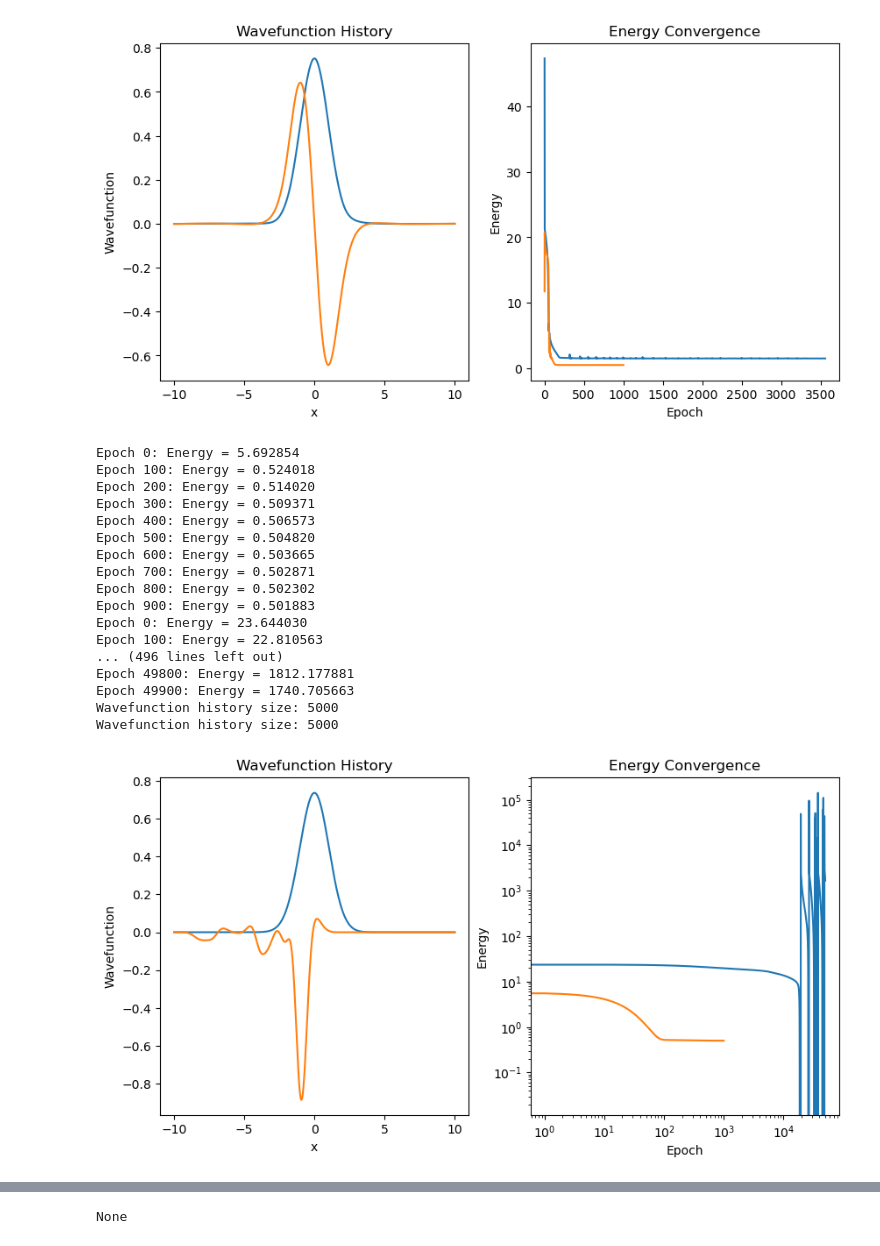
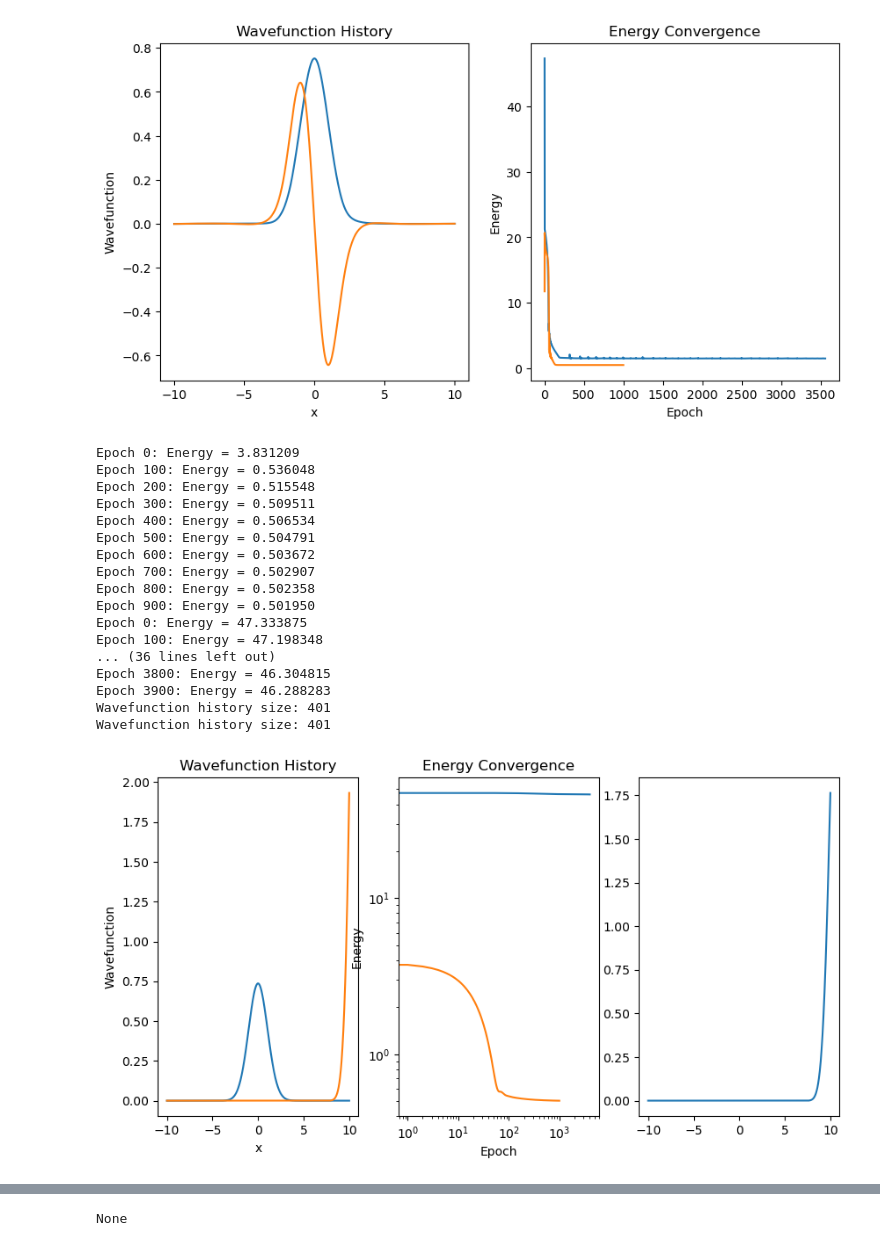
Before and after one commit to pfargas/1D-Variational-RBM, a Jupyter notebook: python/torch_computations.ipynb, the cells around one changed output, grey strips where cells are left out. Cells and saved outputs as stored; diff of their text form; code cells hidden in the pictures.

Commit message:
torch RBM tests

```diff
--- a/python/torch_computations.ipynb
+++ b/python/torch_computations.ipynb
@@ -140,8 +140,8 @@ complex_type = torch.complex128
 Nh = 40
 params = {
     "b": torch.randn(1, dtype=complex_type, device=device),
-    "c": torch.randn(Nh, dtype=complex_type, device=device),
-    "w": torch.randn(Nh, dtype=complex_type, device=device),
+    "c": torch.randn(Nh, dtype=torch.float32, device=device)+1j*torch.zeros(Nh, dtype=torch.float32, device=device),
+    "w": torch.randn(Nh, dtype=torch.float32, device=device)+1j*torch.zeros(Nh, dtype=torch.float32, device=device),
     "Nh": Nh,
     "is_complex": True
 }
@@ -149,7 +149,7 @@ model = WaveFunctionNN(params).to(device)
 
 x_train = torch.linspace(-10, 10, 1000, dtype=torch.float32, device=device)
 x_train.requires_grad = True
-psi_normalized_2, energy_fin_2, energy_hist_1, wave_function_history,_ = train_wavefunction(model, x_train, previous_wavefunctions=[psi_normalized_torch], epochs=50000, lr=0.00001, save_wavefunction_history=True)
+psi_normalized_2, energy_fin_2, energy_hist_1, wave_function_history,_ = train_wavefunction(model, x_train, previous_wavefunctions=[psi_normalized_torch], epochs=4000, lr=0.00001, save_wavefunction_history=True)
 
 def analytic_solution(x):
     return (1/np.pi)**0.25 * np.exp(-0.5*x**2)
@@ -209,50 +209,52 @@ with torch.no_grad():
 
     generate_anim(wave_function_history, x_train, filename="probability_RBM.gif")
     generate_wavefunc_anim(wave_function_history, x_train, filename="wavefunction_RBM.gif")
 
     final_wavefunction = model(x_train)
     normalization = torch.sqrt(torch.trapz(torch_abs2(final_wavefunction), x_train))
 
     final_wavefunction /= normalization
     final_wavefunction_cpu = final_wavefunction.cpu().numpy()
 
     # is_fin_wf_normalized = torch.allclose(torch.trapz(torch_abs2(final_wavefunction), x_train), torch.tensor(1.0, device=device), atol=1e-6)
     # print(f"Is final wavefunction normalized? {is_fin_wf_normalized}")
 
     probability_density = torch_abs2(final_wavefunction).cpu().numpy()
 
     plt.figure(figsize=(10, 5))
-    plt.subplot(1,2,1)
+    plt.subplot(1,3,1)
     plt.plot(x_train.cpu().numpy(), psi_normalized, label="Probability Density")
     plt.plot(x_train.cpu().numpy(), psi_normalized_2, label="Probability Density 2")
     plt.xlabel("x")
     plt.ylabel("Wavefunction")
     plt.title("Wavefunction History")
-    plt.subplot(1,2,2)
+    plt.subplot(1,3,2)
     plt.plot(energy_hist_1, label="Energy History")
     plt.xlabel("Epoch")
     plt.ylabel("Energy")
     plt.plot(energy_hist_0, label="Energy History 0")
     plt.title("Energy Convergence")
     plt.loglog()
+    plt.subplot(1,3,3)
+    plt.plot(x_train.cpu().numpy(), wave_function_history[0].real, label="Probability Density")
 
     plt.show()
 # %% [output]
-Epoch 0: Energy = 5.692854
-Epoch 100: Energy = 0.524018
-Epoch 200: Energy = 0.514020
-Epoch 300: Energy = 0.509371
-Epoch 400: Energy = 0.506573
-Epoch 500: Energy = 0.504820
-Epoch 600: Energy = 0.503665
-Epoch 700: Energy = 0.502871
-Epoch 800: Energy = 0.502302
-Epoch 900: Energy = 0.501883
-Epoch 0: Energy = 23.644030
-Epoch 100: Energy = 22.810563
-... (496 lines left out)
-Epoch 49800: Energy = 1812.177881
-Epoch 49900: Energy = 1740.705663
-Wavefunction history size: 5000
-Wavefunction history size: 5000
+Epoch 0: Energy = 3.831209
+Epoch 100: Energy = 0.536048
+Epoch 200: Energy = 0.515548
+Epoch 300: Energy = 0.509511
+Epoch 400: Energy = 0.506534
+Epoch 500: Energy = 0.504791
+Epoch 600: Energy = 0.503672
+Epoch 700: Energy = 0.502907
+Epoch 800: Energy = 0.502358
+Epoch 900: Energy = 0.501950
+Epoch 0: Energy = 47.333875
+Epoch 100: Energy = 47.198348
+... (36 lines left out)
+Epoch 3800: Energy = 46.304815
+Epoch 3900: Energy = 46.288283
+Wavefunction history size: 401
+Wavefunction history size: 401
-[figure, old version]
+[figure, new version]
```
Also changed, not shown: parts of 1 cell of this notebook, 4 other files.
